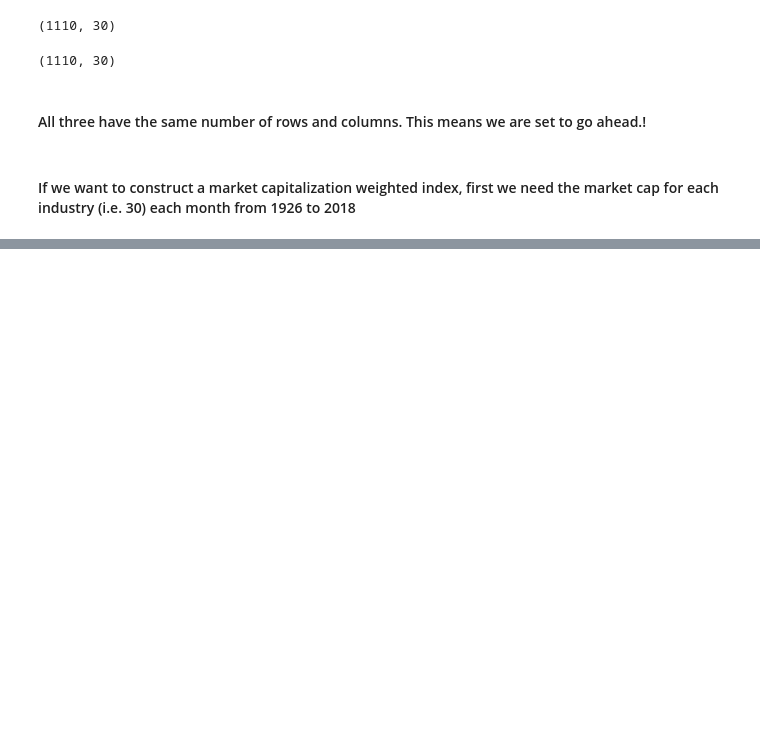
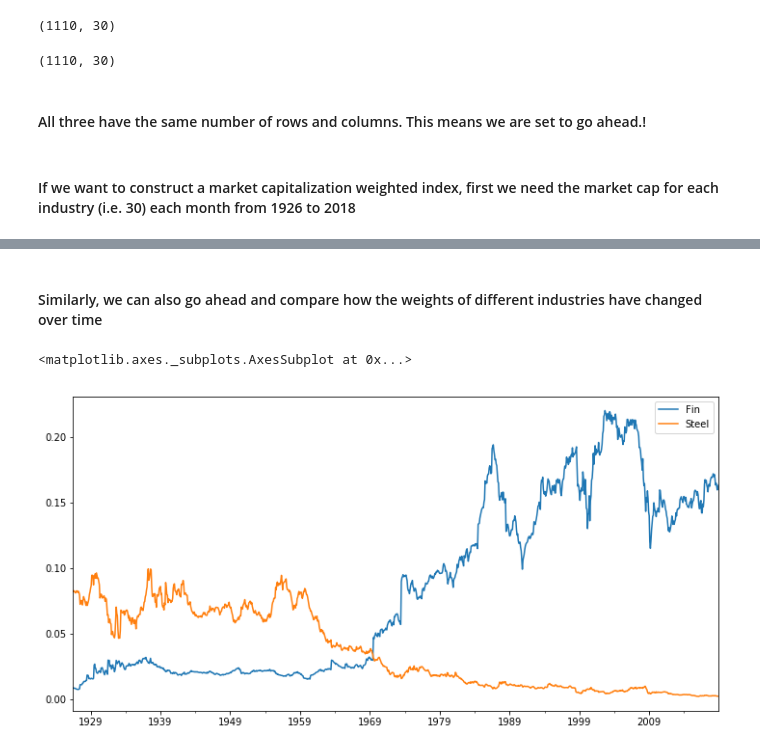
Before and after one commit to biv-neupane7/Investment-management-with-python, a Jupyter notebook: Limits of Diversification.ipynb, the cells around one changed output, grey strips where cells are left out. Drawn from its saved outputs; the diff is of its cells as text; code cells hidden in the pictures; blank space fills up the shorter version.

```diff
--- a/Limits of Diversification.ipynb
+++ b/Limits of Diversification.ipynb
@@ -42,0 +54,2 @@ total_mktcap.plot()
+# %%
+ind_capweight= ind_mktcap.divide(total_mktcap, axis="rows")
@@ -42,0 +85,10 @@ total_mktcap.plot()
+# %% [markdown]
+#### Similarly, we can also go ahead and compare how the weights of different industries have changed over time
+# %%
+ind_capweight[["Fin","Steel"]].plot(figsize=(12,6)) # The diff between using a single sq. brackets and double sq. brackets is that
+                                                    # the [] results in output that is of type "Series" whereas [[]] gives out
+                                                    # a df.
+                                                    # Furthermore, with [[]] we can select multiple columns from the DataFrame
+# %% [output]
+<matplotlib.axes._subplots.AxesSubplot at 0x...>
+[figure, added]
```
Also changed, not shown: parts of 16 cells of this notebook.
